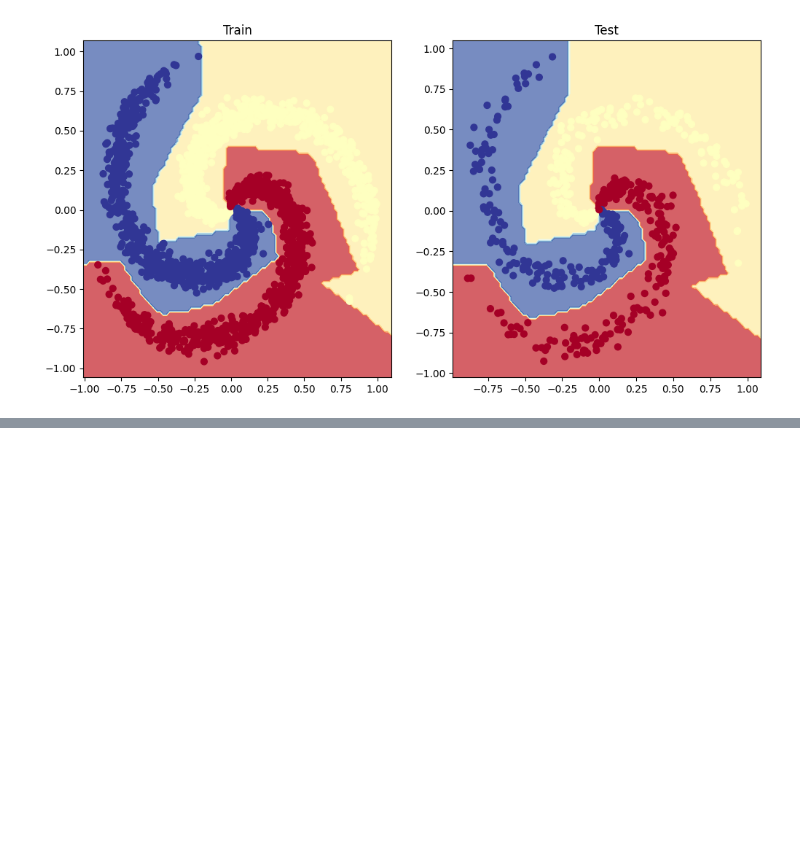
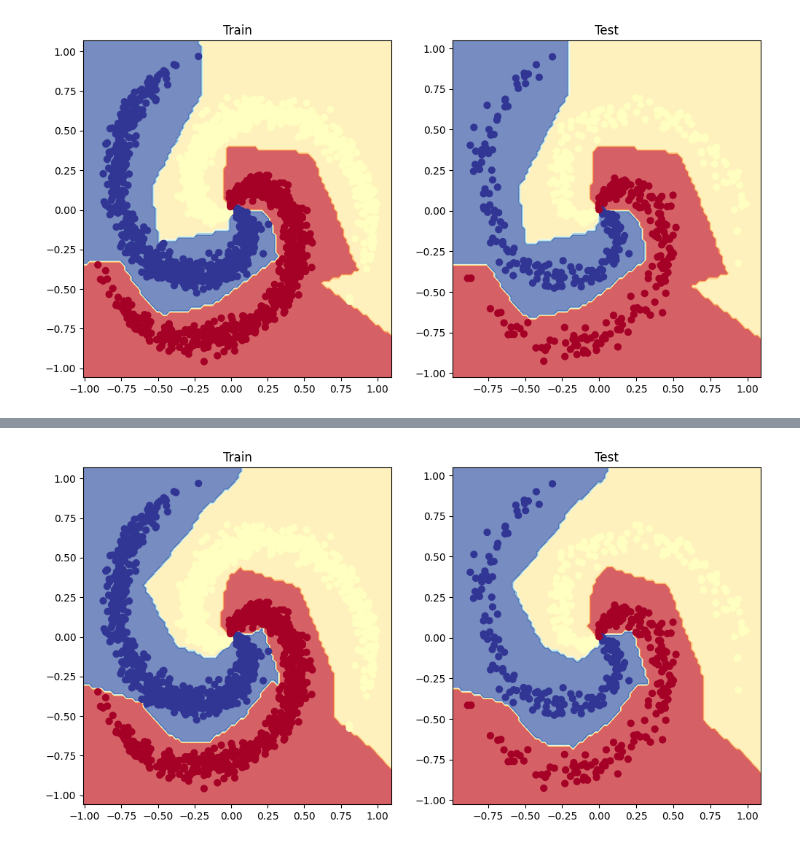
Before and after one commit to DietzscheNostoevsky/Learning_Pytorch, a Jupyter notebook: 02_Pytorch_Multiclass_Classification.ipynb, the cells around one changed output, grey strips where cells are left out. Drawn from its saved outputs; the diff is of its cells as text; code cells hidden in the pictures; blank space fills up the shorter version.

Commit message:
Adam reached 100 accuracy in 100 epochs only

```diff
--- a/02_Pytorch_Multiclass_Classification.ipynb
+++ b/02_Pytorch_Multiclass_Classification.ipynb
@@ -387,0 +388,8 @@ plot_decision_boundary(model_0, X_test, y_test)
+# %%
+model_1 = SpiralModel(input_features=NUM_FEATURES,
+                    output_features=NUM_CLASSES,
+                    hidden_units=8,)
+print(model_1)
+optimizer_2 = torch.optim.Adam(params=model_1.parameters(),
+                            lr=0.1)
+print(optimizer_2)
@@ -387,0 +414,63 @@ plot_decision_boundary(model_0, X_test, y_test)
+# %%
+# Random Seed
+
+torch.manual_seed(RANDOM_SEED)
+
+from tqdm.auto import trange, tqdm
+epochs = 100
+
+# Training Loop
+
+for epoch in trange(epochs):
+    model_1.train()
+
+    # 1. Forward Pass
+    y_logits = model_1(X_train) # to calculate loss
+    y_pred = torch.softmax(y_logits, dim=1).argmax(dim=1)
+
+    # 2. Calcilating loss and Accuracy
+
+    loss = loss_fn(y_logits, y_train) # need logits
+
+
+    acc = accuracy(preds=y_pred,
+                   target=y_train)
+
+    # 3. Optimizer zero grad
+
+    optimizer_2.zero_grad() # using Adam
+
+    # 4. Loss Backward
+    loss.backward()
+
+    #5. Optimizer Step
+
+    optimizer_2.step()
+
+    # Testing
+
+    model_1.eval()
+    with torch.inference_mode():
+        #1 Forward Pass
+        test_logits = model_1(X_test)
+        test_pred = torch.softmax(test_logits, dim=1).argmax(dim=1)
+
+        # 2. test loss and accuracy
+
+        test_loss = loss_fn(test_logits, y_test)
+        test_acc = accuracy(preds=test_pred,
+                   target=y_test)
+    # Printouts
+
+    if epoch % 10 == 0:
+        print(f"Epoch: {epoch} | Loss: {loss:.5f}, Acc: {acc:.2f}% | Test Loss: {test_loss:.5f}, Test Acc: {test_acc:.2f}%")
+
+from helper_functions import *
+plt.figure(figsize=(12, 6))
+plt.subplot(1, 2, 1)
+plt.title("Train")
+plot_decision_boundary(model_1, X_train, y_train)
+plt.subplot(1, 2, 2)
+plt.title("Test")
+plot_decision_boundary(model_1, X_test, y_test)
+# %% [output]
@@ -387,0 +487 @@ plot_decision_boundary(model_0, X_test, y_test)
+[figure, added]
```
Also changed, not shown: parts of 5 cells of this notebook.
